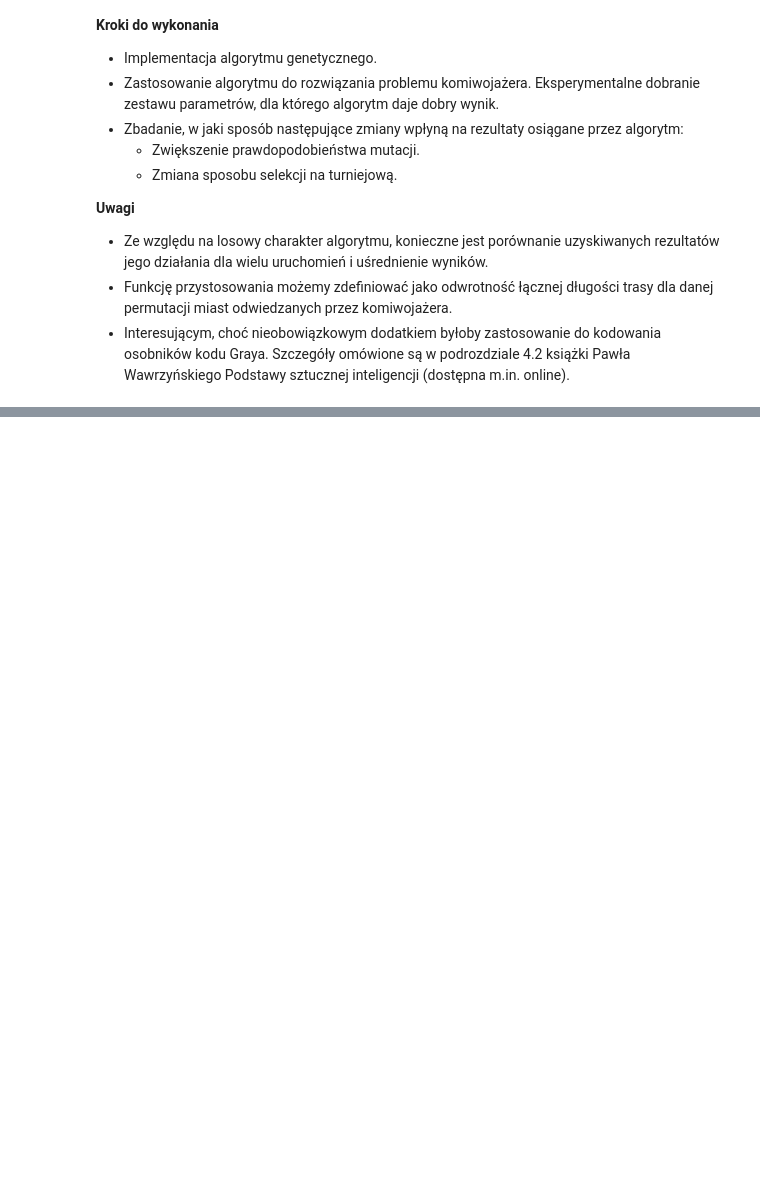
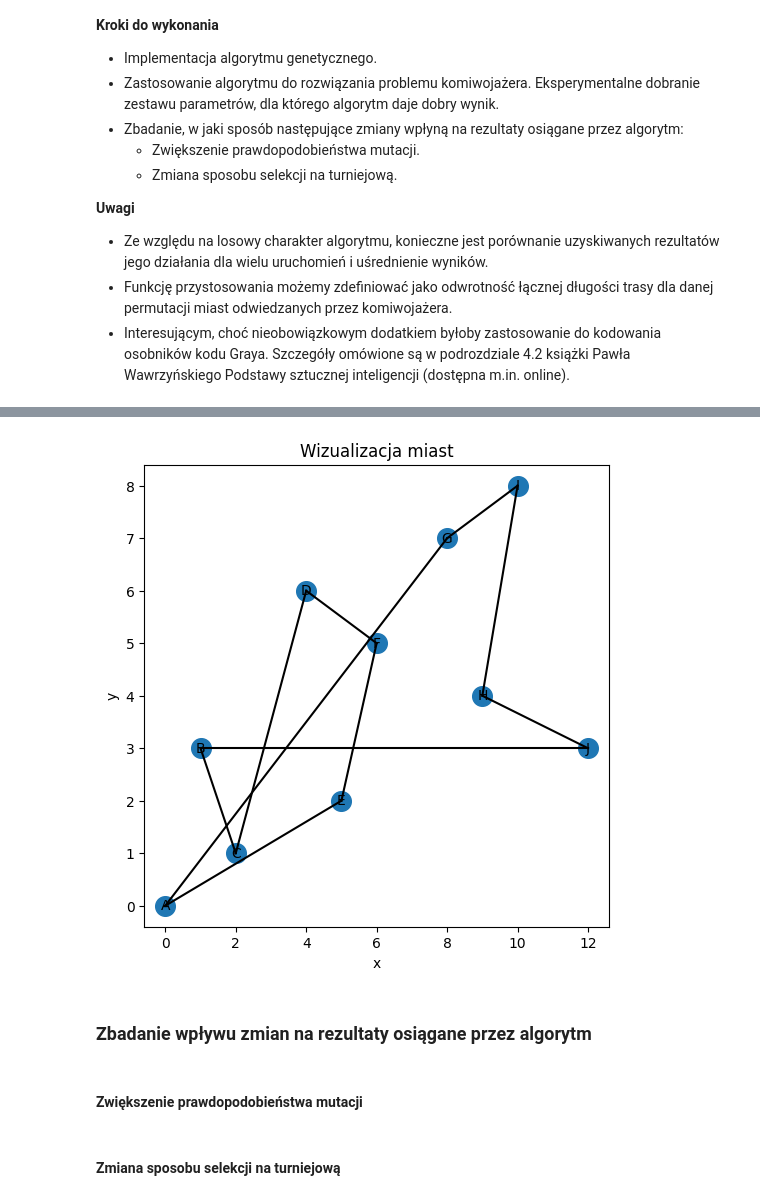
Before and after one commit to kzaleskaa/artificial-intelligence-introduction, a Jupyter notebook: 02-genetic-algorithm/solution.ipynb, the cells around one changed output, grey strips where cells are left out. Cells and saved outputs as stored; diff of their text form; code cells hidden in the pictures; blank space fills up the shorter version.

```diff
--- a/02-genetic-algorithm/solution.ipynb
+++ b/02-genetic-algorithm/solution.ipynb
@@ -32,0 +448,10 @@ Zaimplementowany algorytm ma następnie posłużyć do optymalizacji klasycznego
+# %%
+visualize_map_with_path(['F', 'E', 'A', 'G', 'I', 'H', 'J', 'B', 'C', 'D'], df)
+# %% [output]
+[figure, added]
+# %% [markdown]
+### Zbadanie wpływu zmian na rezultaty osiągane przez algorytm
+# %% [markdown]
+#### Zwiększenie prawdopodobieństwa mutacji
+# %% [markdown]
+#### Zmiana sposobu selekcji na turniejową
```
Also changed, not shown: parts of 32 cells of this notebook.
